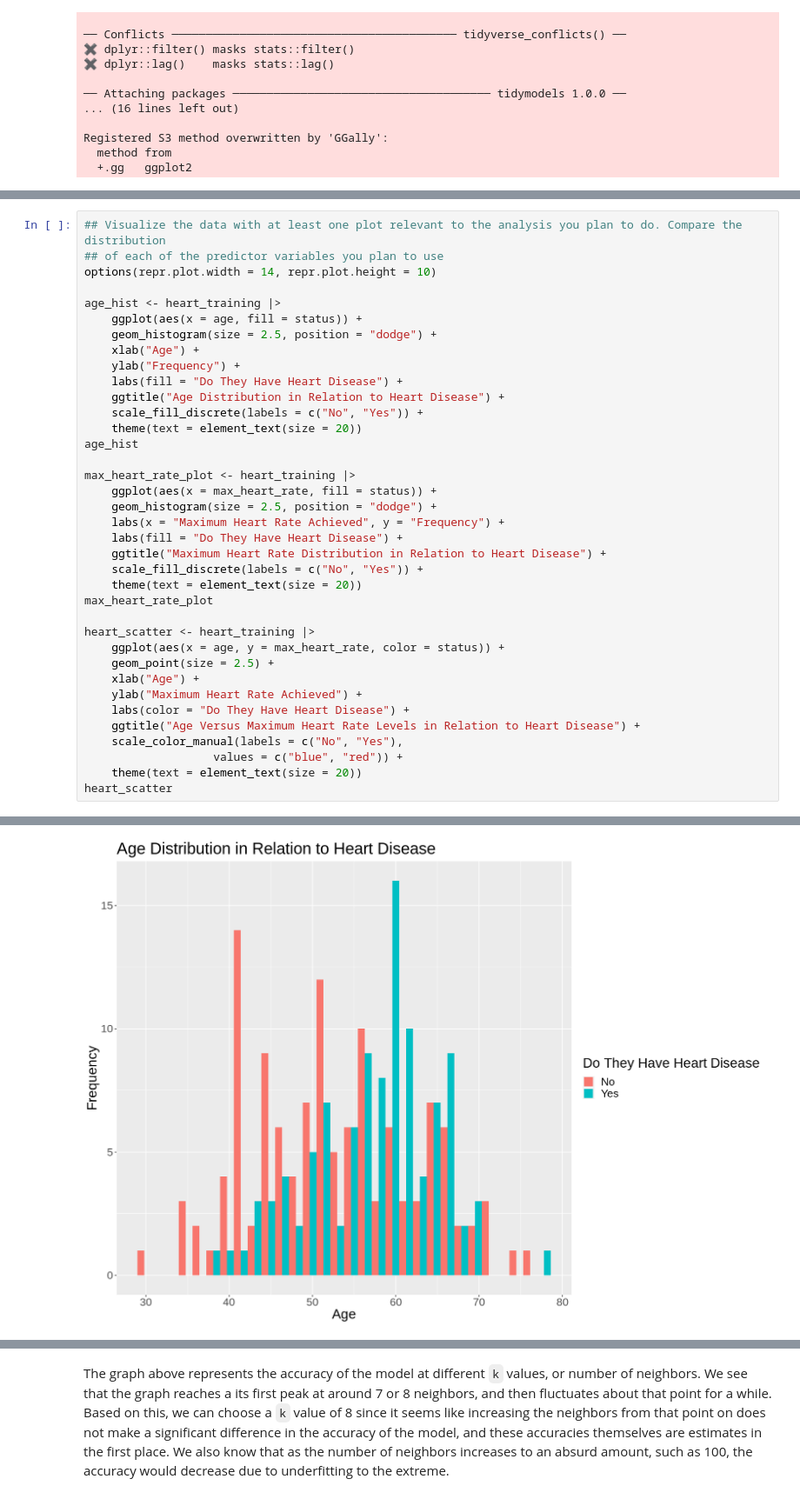
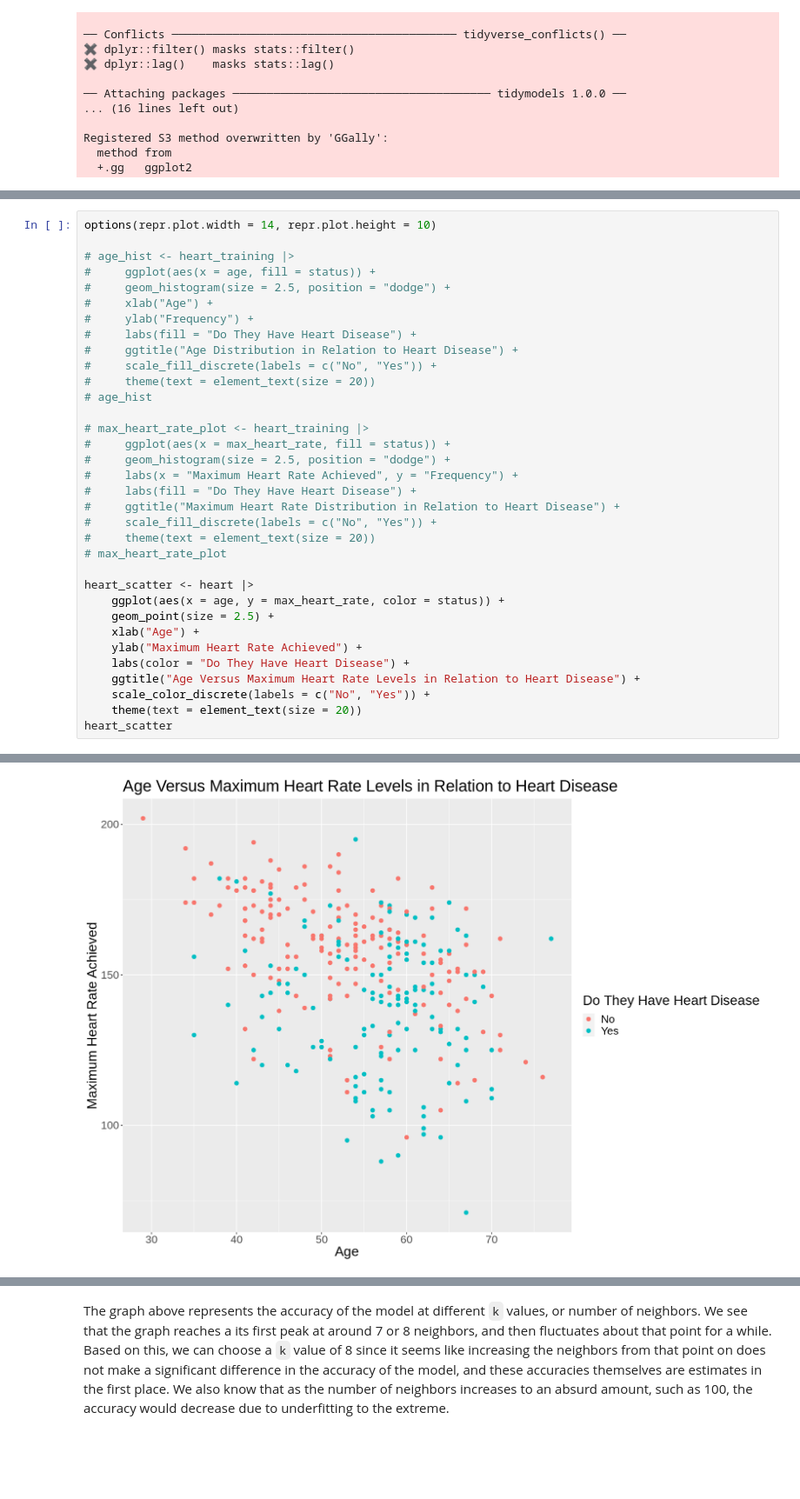
Before and after one commit to andyh031/dsci100-proj-group57, a Jupyter notebook: project.ipynb, the cells around one changed output, grey strips where cells are left out. Shown at 87% size. Cells and saved outputs as stored; diff of their text form; blank space fills up the shorter version.

Commit message:
add markdown cells describing process, make final graph for model predictions

```diff
--- a/project.ipynb
+++ b/project.ipynb
@@ -157,38 +213,35 @@ heart_testing <- testing(heart_split)
 # %%
-## Visualize the data with at least one plot relevant to the analysis you plan to do. Compare the distribution
-## of each of the predictor variables you plan to use
 options(repr.plot.width = 14, repr.plot.height = 10)
 
-age_hist <- heart_training |>
-    ggplot(aes(x = age, fill = status)) +
-    geom_histogram(size = 2.5, position = "dodge") +
-    xlab("Age") +
-    ylab("Frequency") +
-    labs(fill = "Do They Have Heart Disease") +
-    ggtitle("Age Distribution in Relation to Heart Disease") +
-    scale_fill_discrete(labels = c("No", "Yes")) +
-    theme(text = element_text(size = 20))
-age_hist
+# age_hist <- heart_training |>
+#     ggplot(aes(x = age, fill = status)) +
+#     geom_histogram(size = 2.5, position = "dodge") +
+#     xlab("Age") +
+#     ylab("Frequency") +
+#     labs(fill = "Do They Have Heart Disease") +
+#     ggtitle("Age Distribution in Relation to Heart Disease") +
+#     scale_fill_discrete(labels = c("No", "Yes")) +
+#     theme(text = element_text(size = 20))
+# age_hist
 
-max_heart_rate_plot <- heart_training |>
-    ggplot(aes(x = max_heart_rate, fill = status)) +
-    geom_histogram(size = 2.5, position = "dodge") +
-    labs(x = "Maximum Heart Rate Achieved", y = "Frequency") +
-    labs(fill = "Do They Have Heart Disease") +
-    ggtitle("Maximum Heart Rate Distribution in Relation to Heart Disease") +
-    scale_fill_discrete(labels = c("No", "Yes")) +
-    theme(text = element_text(size = 20))
-max_heart_rate_plot
+# max_heart_rate_plot <- heart_training |>
+#     ggplot(aes(x = max_heart_rate, fill = status)) +
+#     geom_histogram(size = 2.5, position = "dodge") +
+#     labs(x = "Maximum Heart Rate Achieved", y = "Frequency") +
+#     labs(fill = "Do They Have Heart Disease") +
+#     ggtitle("Maximum Heart Rate Distribution in Relation to Heart Disease") +
+#     scale_fill_discrete(labels = c("No", "Yes")) +
+#     theme(text = element_text(size = 20))
+# max_heart_rate_plot
 
-heart_scatter <- heart_training |>
+heart_scatter <- heart |>
     ggplot(aes(x = age, y = max_heart_rate, color = status)) +
     geom_point(size = 2.5) +
     xlab("Age") +
     ylab("Maximum Heart Rate Achieved") +
     labs(color = "Do They Have Heart Disease") +
     ggtitle("Age Versus Maximum Heart Rate Levels in Relation to Heart Disease") +
-    scale_color_manual(labels = c("No", "Yes"),
-                   values = c("blue", "red")) +
+    scale_color_discrete(labels = c("No", "Yes")) +
     theme(text = element_text(size = 20))
 heart_scatter
 # %% [output]
@@ -198 +248 @@ heart_scatter
-[figure, old version]
+[figure, new version]
```
Also changed, not shown: parts of 28 cells of this notebook.
